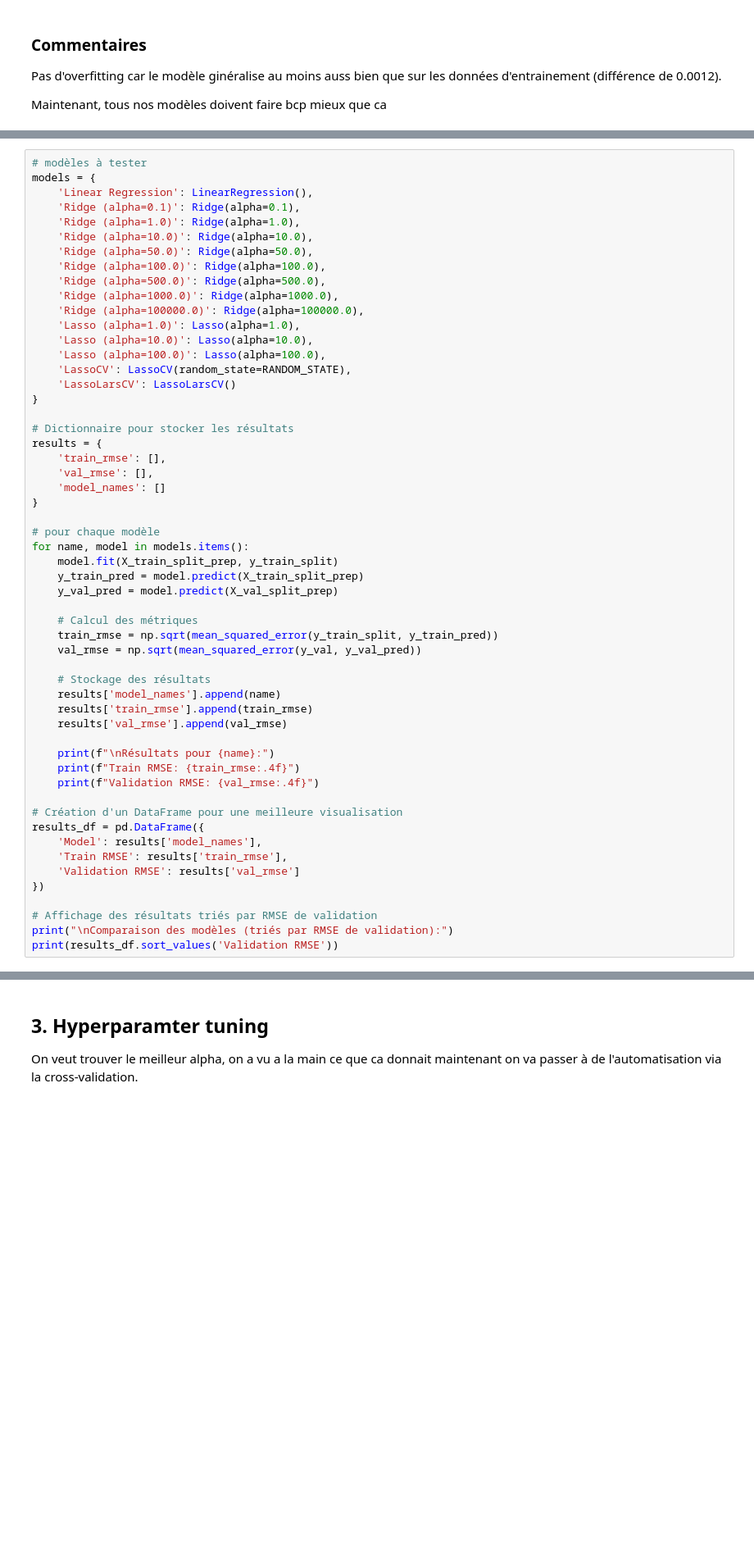
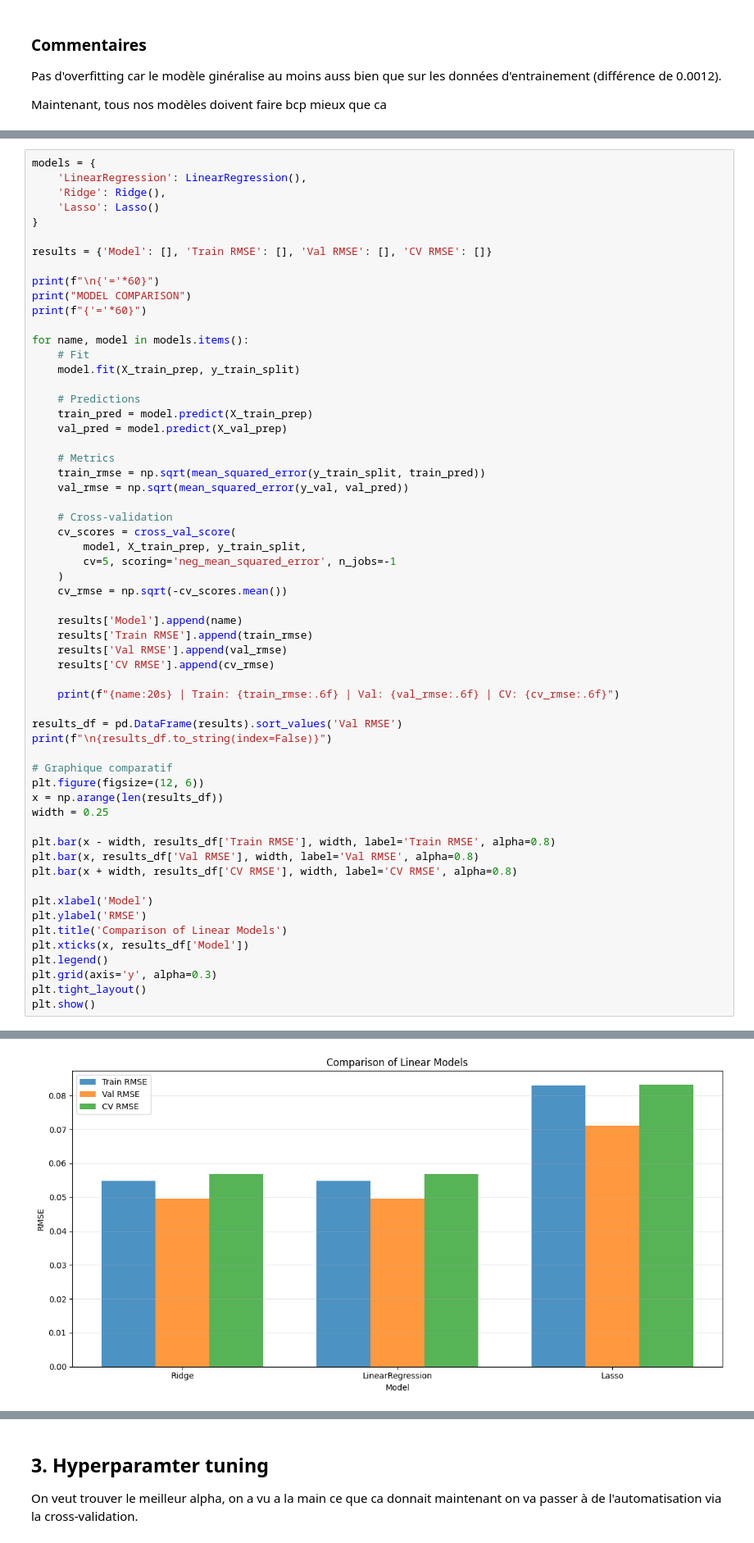
Before and after one commit to mat-bau/ml-project, a Jupyter notebook: notebooks/02_linear_model.ipynb, the cells around one changed output, grey strips where cells are left out. Shown at 82% size. Drawn from its saved outputs; the diff is of its cells as text; blank space fills up the shorter version.

```diff
--- a/notebooks/02_linear_model.ipynb
+++ b/notebooks/02_linear_model.ipynb
@@ -287,58 +146,62 @@ Std (CV)        : 0.009303
 - Alpha faible -> peu de régularisation, alpha fort -> forte régularisation. On ne sait pas à l'avance lequel est le plus optimal. Tester plusieurs [0.01, 0.1, 1, 10, 100]
 - Entrainer sur X_train et tester sur X_val, puis voir la RMSE de validation
 # %%
-# modèles à tester
 models = {
-    'Linear Regression': LinearRegression(),
-    'Ridge (alpha=0.1)': Ridge(alpha=0.1),
-    'Ridge (alpha=1.0)': Ridge(alpha=1.0),
-    'Ridge (alpha=10.0)': Ridge(alpha=10.0),
-    'Ridge (alpha=50.0)': Ridge(alpha=50.0),
-    'Ridge (alpha=100.0)': Ridge(alpha=100.0),
-    'Ridge (alpha=500.0)': Ridge(alpha=500.0),
-    'Ridge (alpha=1000.0)': Ridge(alpha=1000.0),
-    'Ridge (alpha=100000.0)': Ridge(alpha=100000.0),
-    'Lasso (alpha=1.0)': Lasso(alpha=1.0),
-    'Lasso (alpha=10.0)': Lasso(alpha=10.0),
-    'Lasso (alpha=100.0)': Lasso(alpha=100.0),
-    'LassoCV': LassoCV(random_state=RANDOM_STATE),
-    'LassoLarsCV': LassoLarsCV()
+    'LinearRegression': LinearRegression(),
+    'Ridge': Ridge(),
+    'Lasso': Lasso()
 }
 
-# Dictionnaire pour stocker les résultats
-results = {
-    'train_rmse': [],
-    'val_rmse': [],
-    'model_names': []
-}
+results = {'Model': [], 'Train RMSE': [], 'Val RMSE': [], 'CV RMSE': []}
 
-# pour chaque modèle
+print(f"\n{'='*60}")
+print("MODEL COMPARISON")
+print(f"{'='*60}")
+
 for name, model in models.items():
-    model.fit(X_train_split_prep, y_train_split)
-    y_train_pred = model.predict(X_train_split_prep)
-    y_val_pred = model.predict(X_val_split_prep)
+    # Fit
+    model.fit(X_train_prep, y_train_split)
 
-    # Calcul des métriques
-    train_rmse = np.sqrt(mean_squared_error(y_train_split, y_train_pred))
-    val_rmse = np.sqrt(mean_squared_error(y_val, y_val_pred))
+    # Predictions
+    train_pred = model.predict(X_train_prep)
+    val_pred = model.predict(X_val_prep)
 
-    # Stockage des résultats
-    results['model_names'].append(name)
-    results['train_rmse'].append(train_rmse)
-    results['val_rmse'].append(val_rmse)
+    # Metrics
+    train_rmse = np.sqrt(mean_squared_error(y_train_split, train_pred))
+    val_rmse = np.sqrt(mean_squared_error(y_val, val_pred))
 
-    print(f"\nRésultats pour {name}:")
-    print(f"Train RMSE: {train_rmse:.4f}")
-    print(f"Validation RMSE: {val_rmse:.4f}")
+    # Cross-validation
+    cv_scores = cross_val_score(
+        model, X_train_prep, y_train_split,
+        cv=5, scoring='neg_mean_squared_error', n_jobs=-1
+    )
+    cv_rmse = np.sqrt(-cv_scores.mean())
 
-# Création d'un DataFrame pour une meilleure visualisation
-results_df = pd.DataFrame({
-    'Model': results['model_names'],
-    'Train RMSE': results['train_rmse'],
-    'Validation RMSE': results['val_rmse']
-})
+    results['Model'].append(name)
+    results['Train RMSE'].append(train_rmse)
+    results['Val RMSE'].append(val_rmse)
+    results['CV RMSE'].append(cv_rmse)
 
-# Affichage des résultats triés par RMSE de validation
-print("\nComparaison des modèles (triés par RMSE de validation):")
-print(results_df.sort_values('Validation RMSE'))
+    print(f"{name:20s} | Train: {train_rmse:.6f} | Val: {val_rmse:.6f} | CV: {cv_rmse:.6f}")
+
+results_df = pd.DataFrame(results).sort_values('Val RMSE')
+print(f"\n{results_df.to_string(index=False)}")
+
+# Graphique comparatif
+plt.figure(figsize=(12, 6))
+x = np.arange(len(results_df))
+width = 0.25
+
+plt.bar(x - width, results_df['Train RMSE'], width, label='Train RMSE', alpha=0.8)
+plt.bar(x, results_df['Val RMSE'], width, label='Val RMSE', alpha=0.8)
+plt.bar(x + width, results_df['CV RMSE'], width, label='CV RMSE', alpha=0.8)
+
+plt.xlabel('Model')
+plt.ylabel('RMSE')
+plt.title('Comparison of Linear Models')
+plt.xticks(x, results_df['Model'])
+plt.legend()
+plt.grid(axis='y', alpha=0.3)
+plt.tight_layout()
+plt.show()
 # %% [output]
@@ -362,3 +219,4 @@ Validation RMSE: 0.0824
+[figure, added]
 # %%
 # Créer un meilleur graphique pour comparer les modèles
 plt.figure(figsize=(15, 7))
```
Also changed, not shown: parts of 21 cells of this notebook, 4 other files.
